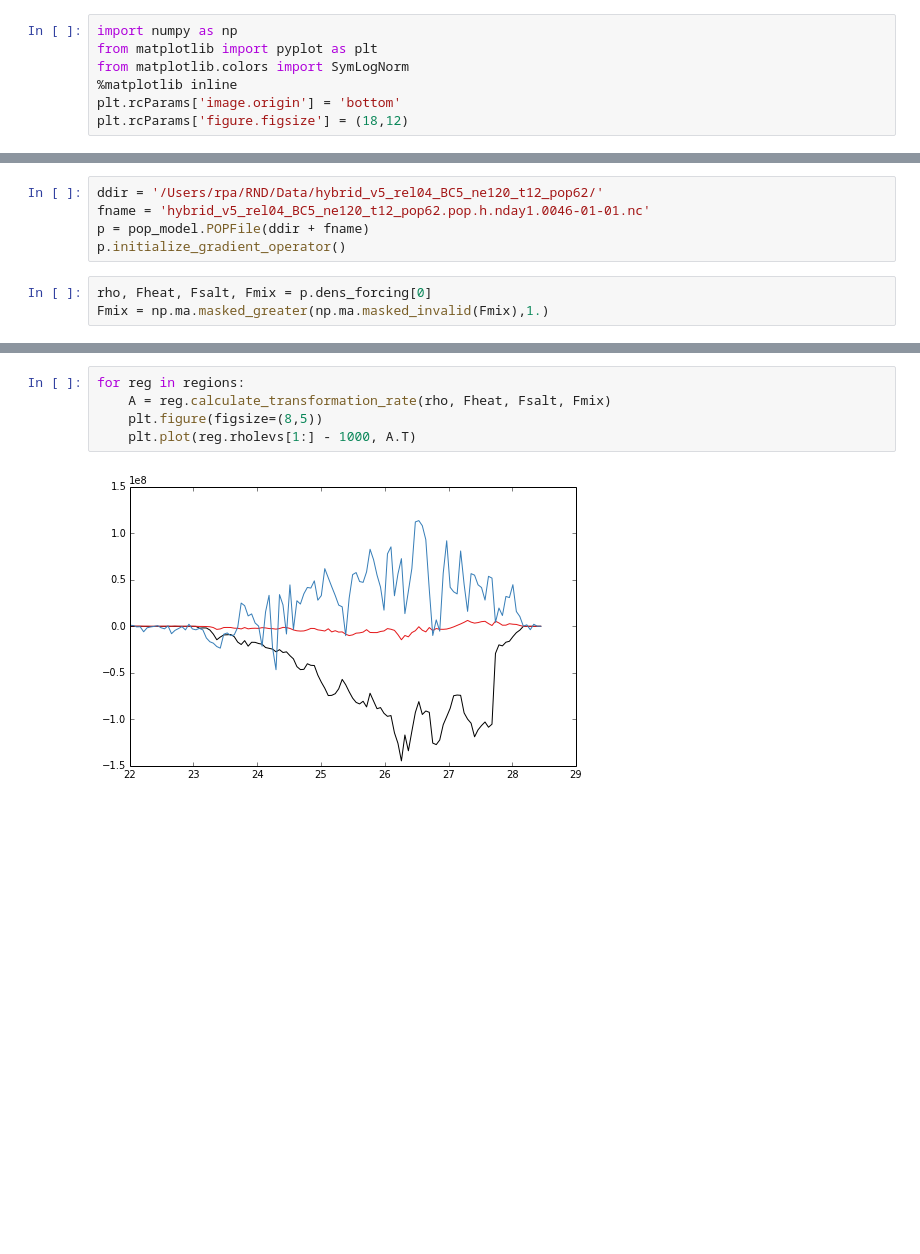
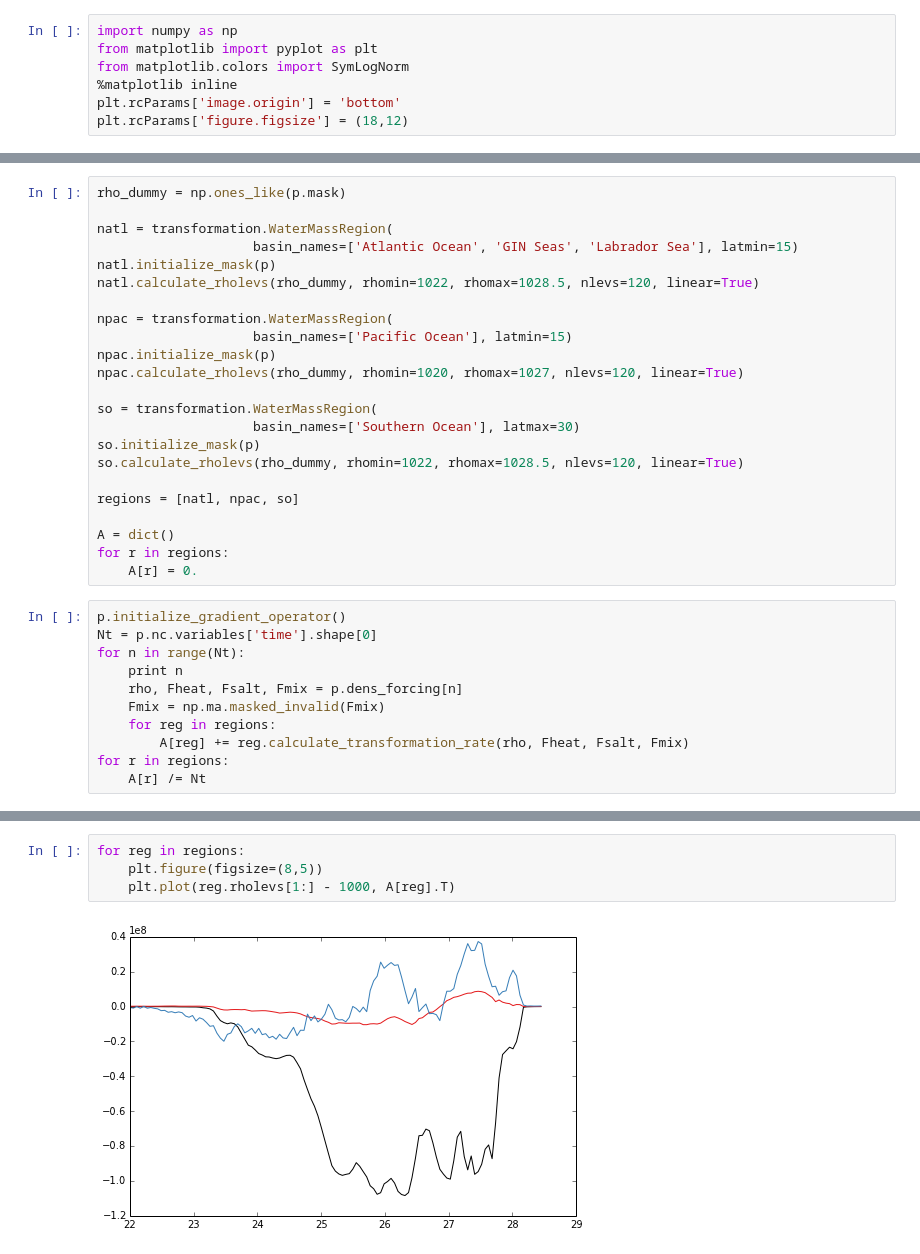
Before and after one commit to rabernat/pop_water_mass, a Jupyter notebook: notebooks/transformation_snapshot.ipynb, the cells around one changed output, grey strips where cells are left out. Saved outputs shown, nothing was run; the diff lists cells and outputs as text; blank space fills up the shorter version.

```diff
--- a/notebooks/transformation_snapshot.ipynb
+++ b/notebooks/transformation_snapshot.ipynb
@@ -15,8 +16,34 @@ reload(transformation)
-# %%
-ddir = '/Users/rpa/RND/Data/hybrid_v5_rel04_BC5_ne120_t12_pop62/'
-fname = 'hybrid_v5_rel04_BC5_ne120_t12_pop62.pop.h.nday1.0046-01-01.nc'
-p = pop_model.POPFile(ddir + fname)
-p.initialize_gradient_operator()
-# %%
-rho, Fheat, Fsalt, Fmix = p.dens_forcing[0]
-Fmix = np.ma.masked_greater(np.ma.masked_invalid(Fmix),1.)
+# %%
+rho_dummy = np.ones_like(p.mask)
+
+natl = transformation.WaterMassRegion(
+                    basin_names=['Atlantic Ocean', 'GIN Seas', 'Labrador Sea'], latmin=15)
+natl.initialize_mask(p)
+natl.calculate_rholevs(rho_dummy, rhomin=1022, rhomax=1028.5, nlevs=120, linear=True)
+
+npac = transformation.WaterMassRegion(
+                    basin_names=['Pacific Ocean'], latmin=15)
+npac.initialize_mask(p)
+npac.calculate_rholevs(rho_dummy, rhomin=1020, rhomax=1027, nlevs=120, linear=True)
+
+so = transformation.WaterMassRegion(
+                    basin_names=['Southern Ocean'], latmax=30)
+so.initialize_mask(p)
+so.calculate_rholevs(rho_dummy, rhomin=1022, rhomax=1028.5, nlevs=120, linear=True)
+
+regions = [natl, npac, so]
+
+A = dict()
+for r in regions:
+    A[r] = 0.
+# %%
+p.initialize_gradient_operator()
+Nt = p.nc.variables['time'].shape[0]
+for n in range(Nt):
+    print n
+    rho, Fheat, Fsalt, Fmix = p.dens_forcing[n]
+    Fmix = np.ma.masked_invalid(Fmix)
+    for reg in regions:
+        A[reg] += reg.calculate_transformation_rate(rho, Fheat, Fsalt, Fmix)
+for r in regions:
+    A[r] /= Nt
@@ -49,7 +82,6 @@ regions = [natl, npac, so]
 # %%
 for reg in regions:
-    A = reg.calculate_transformation_rate(rho, Fheat, Fsalt, Fmix)
     plt.figure(figsize=(8,5))
-    plt.plot(reg.rholevs[1:] - 1000, A.T)
+    plt.plot(reg.rholevs[1:] - 1000, A[reg].T)
 # %% [output]
-[figure, old version]
+[figure, new version]
```
Also changed, not shown: parts of 10 cells of this notebook, 2 other files.
